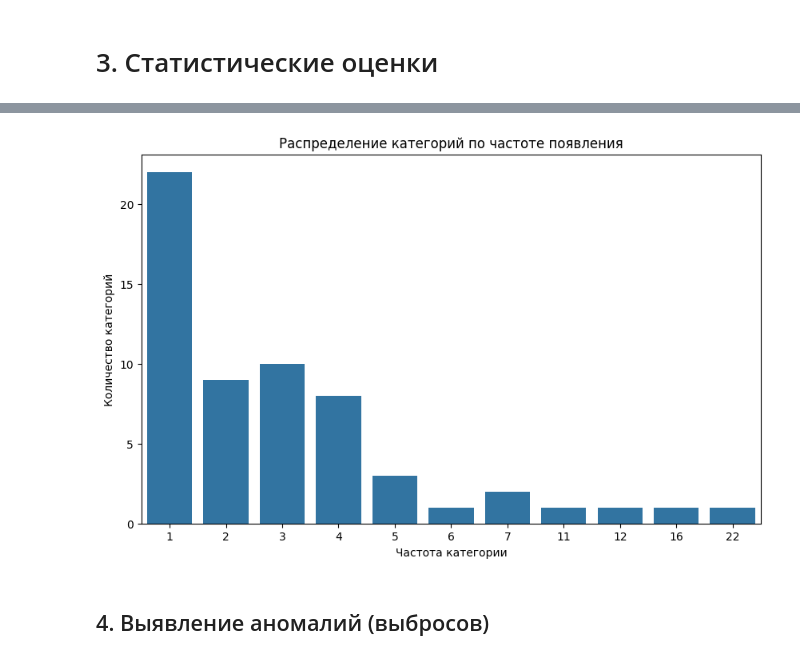
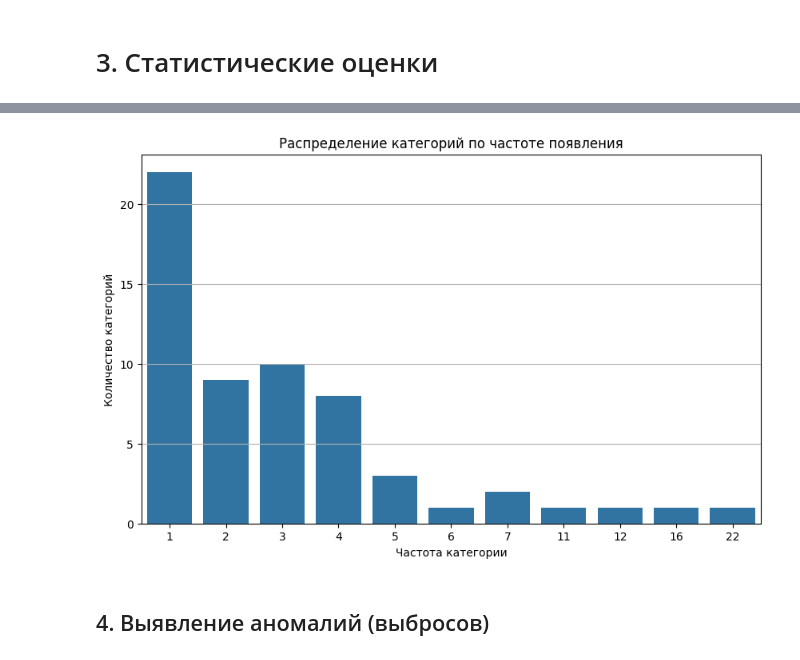
Before and after one commit to MyEducation11235/ITMO-5-PyAD, a Jupyter notebook: Task 5/Proskuryakov Roman 5.ipynb, the cells around one changed output, grey strips where cells are left out. Saved outputs shown, nothing was run; the diff lists cells and outputs as text; code cells hidden in the pictures.

```diff
--- a/Task 5/Proskuryakov Roman 5.ipynb
+++ b/Task 5/Proskuryakov Roman 5.ipynb
@@ -247,19 +248,20 @@ plt.show()
 # %%
 # Считаем, сколько раз каждая категория встречается
 counts = data["category"].value_counts()
 
 # Теперь считаем распределение этих частот
 freq_of_freq = counts.value_counts().sort_index()
 
 plt.figure(figsize=(10, 6))
 sns.barplot(x=freq_of_freq.index, y=freq_of_freq.values)
 
 plt.xlabel("Частота категории")
 plt.ylabel("Количество категорий")
 plt.title("Распределение категорий по частоте появления")
+plt.grid(True, axis='y')
 plt.show()
 # %% [output]
-[figure, old version]
+[figure, new version]
 # %% [markdown]
 ## 4.	Выявление аномалий (выбросов)
 # %%
```
Also changed, not shown: parts of 13 cells of this notebook.
